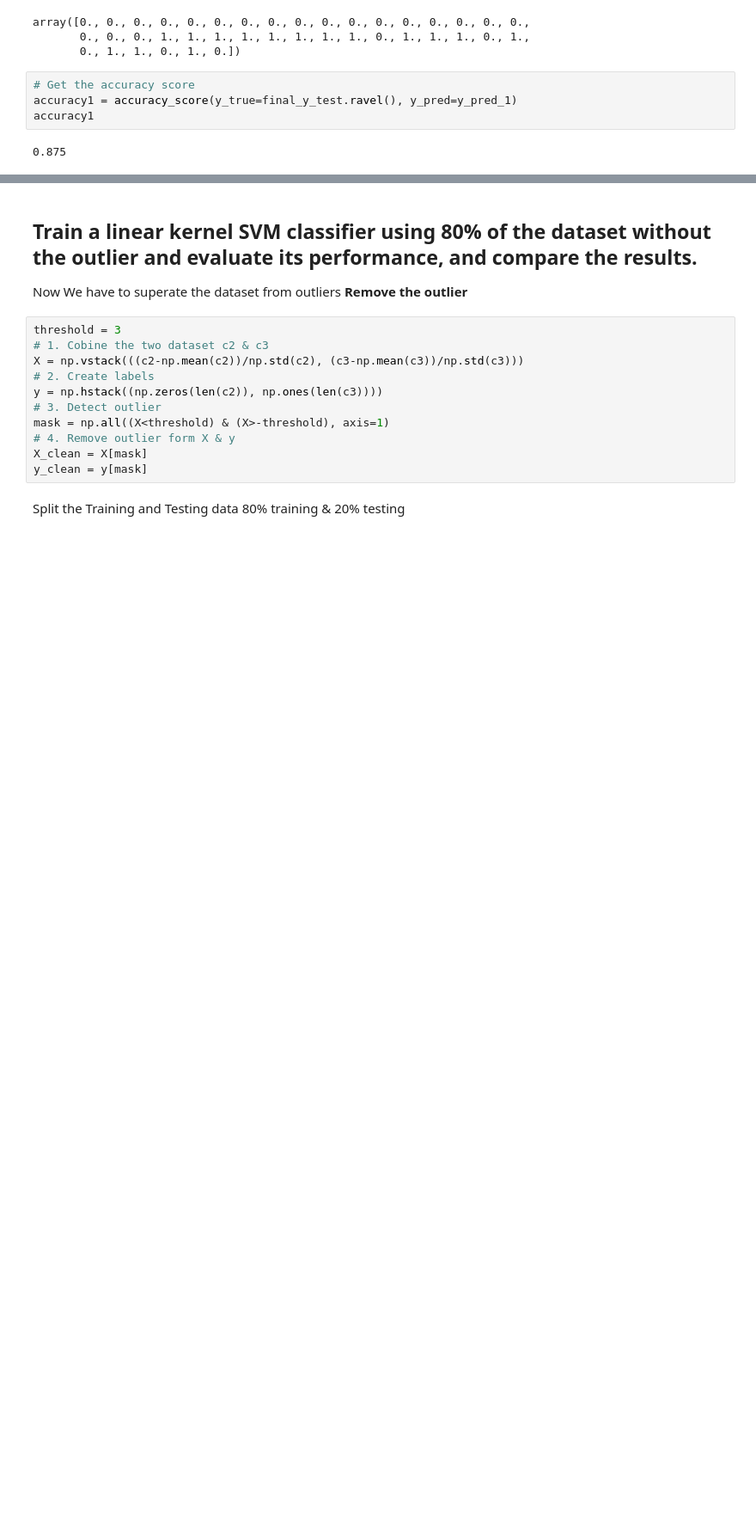
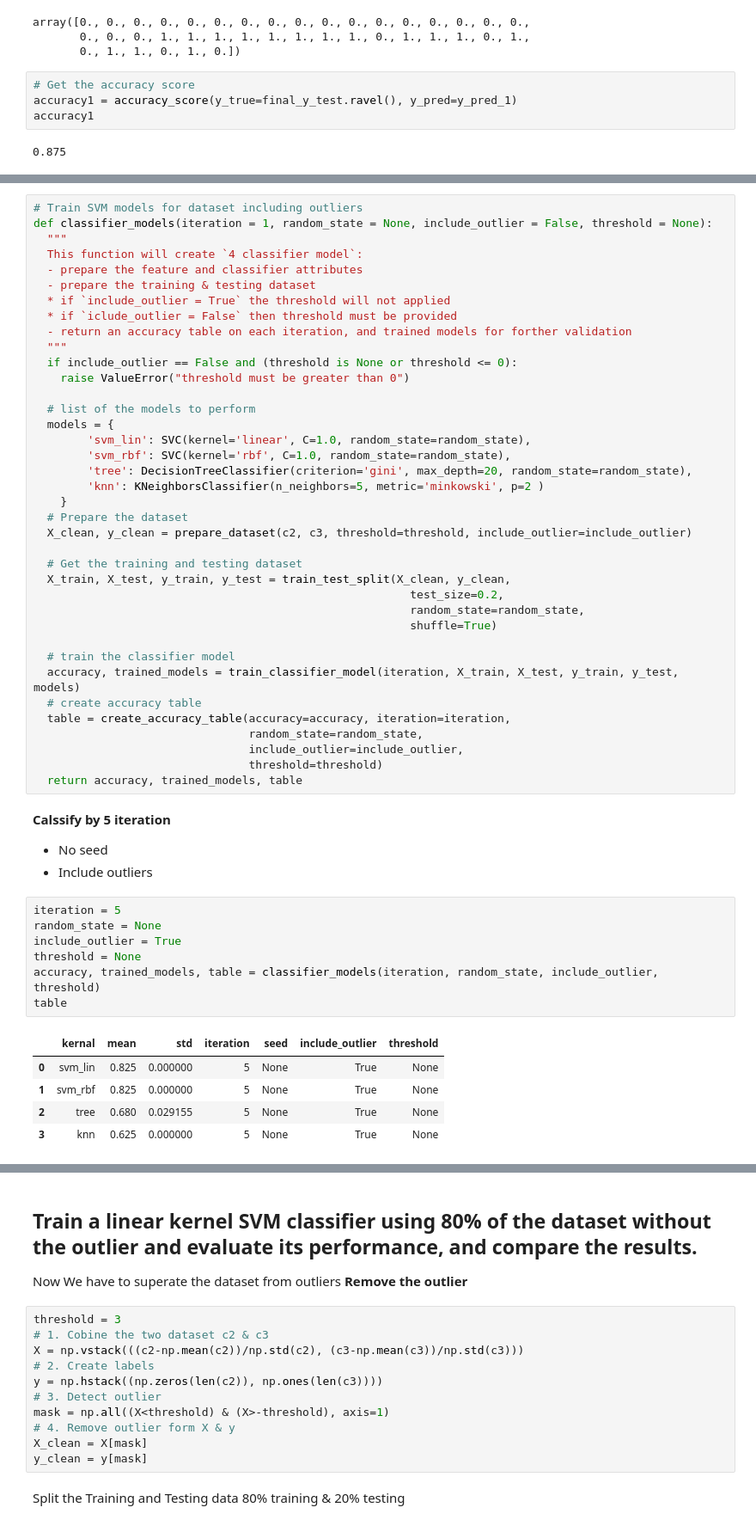
Before and after one commit to nawroz-m/ML_learning, a Jupyter notebook: G5_EGG.ipynb, the cells around one changed output, grey strips where cells are left out. Shown at 86% size. Drawn from its saved outputs; the diff is of its cells as text; blank space fills up the shorter version.

Commit message:
add: multi kernal model

```diff
--- a/G5_EGG.ipynb
+++ b/G5_EGG.ipynb
@@ -257,0 +308,55 @@ accuracy1
+# %%
+# Train SVM models for dataset including outliers
+def classifier_models(iteration = 1, random_state = None, include_outlier = False, threshold = None):
+  """
+  This function will create `4 classifier model`:
+  - prepare the feature and classifier attributes
+  - prepare the training & testing dataset
+  * if `include_outlier = True` the threshold will not applied
+  * if `iclude_outlier = False` then threshold must be provided
+  - return an accuracy table on each iteration, and trained models for forther validation
+  """
+  if include_outlier == False and (threshold is None or threshold <= 0):
+    raise ValueError("threshold must be greater than 0")
+
+  # list of the models to perform
+  models = {
+        'svm_lin': SVC(kernel='linear', C=1.0, random_state=random_state),
+        'svm_rbf': SVC(kernel='rbf', C=1.0, random_state=random_state),
+        'tree': DecisionTreeClassifier(criterion='gini', max_depth=20, random_state=random_state),
+        'knn': KNeighborsClassifier(n_neighbors=5, metric='minkowski', p=2 )
+    }
+  # Prepare the dataset
+  X_clean, y_clean = prepare_dataset(c2, c3, threshold=threshold, include_outlier=include_outlier)
+
+  # Get the training and testing dataset
+  X_train, X_test, y_train, y_test = train_test_split(X_clean, y_clean,
+                                                        test_size=0.2,
+                                                        random_state=random_state,
+                                                        shuffle=True)
+
+  # train the classifier model
+  accuracy, trained_models = train_classifier_model(iteration, X_train, X_test, y_train, y_test, models)
+  # create accuracy table
+  table = create_accuracy_table(accuracy=accuracy, iteration=iteration,
+                                random_state=random_state,
+                                include_outlier=include_outlier,
+                                threshold=threshold)
+  return accuracy, trained_models, table
+# %% [markdown]
+**Calssify by 5 iteration**
+- No seed
+- Include outliers
+# %%
+iteration = 5
+random_state = None
+include_outlier = True
+threshold = None
+accuracy, trained_models, table = classifier_models(iteration, random_state, include_outlier, threshold)
+table
+# %% [output]
+|  | kernal | mean | std | iteration | seed | include_outlier | threshold |
+| 0 | svm_lin | 0.825 | 0.000000 | 5 | None | True | None |
+| 1 | svm_rbf | 0.825 | 0.000000 | 5 | None | True | None |
+| 2 | tree | 0.680 | 0.029155 | 5 | None | True | None |
+| 3 | knn | 0.625 | 0.000000 | 5 | None | True | None |
```
Also changed, not shown: parts of 19 cells of this notebook.
